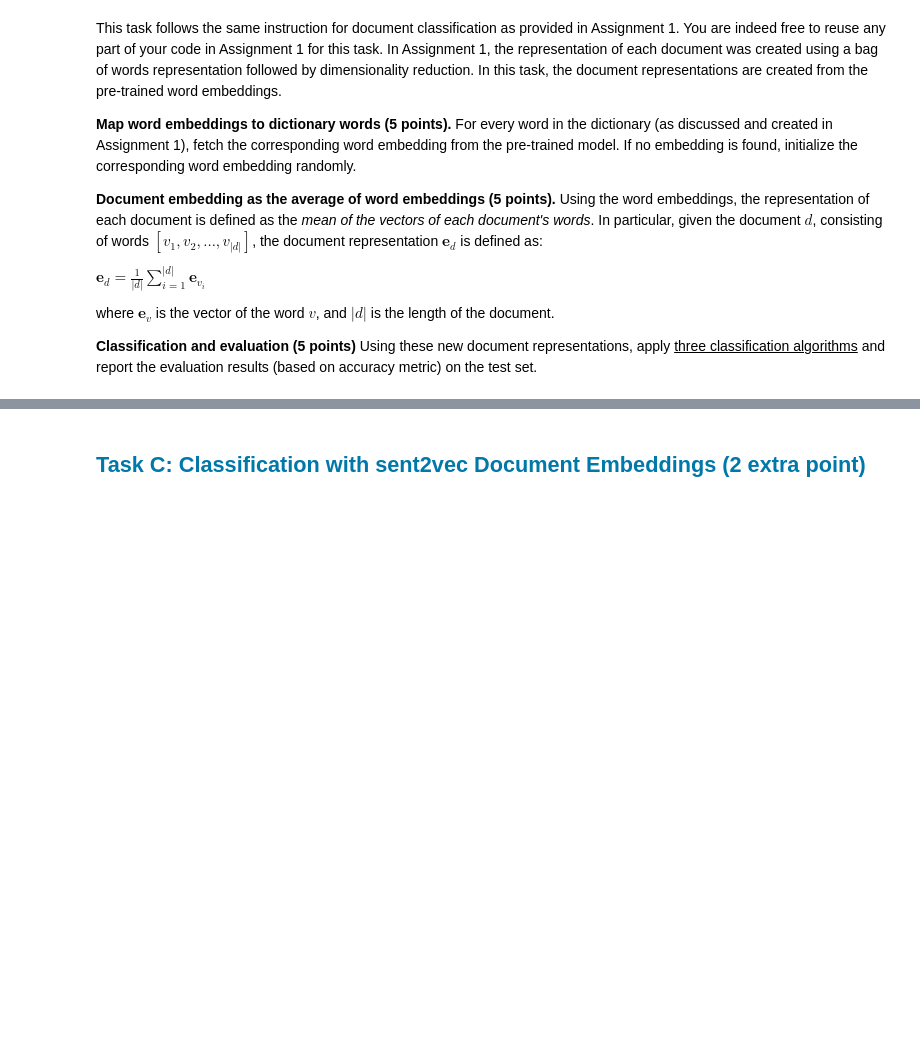
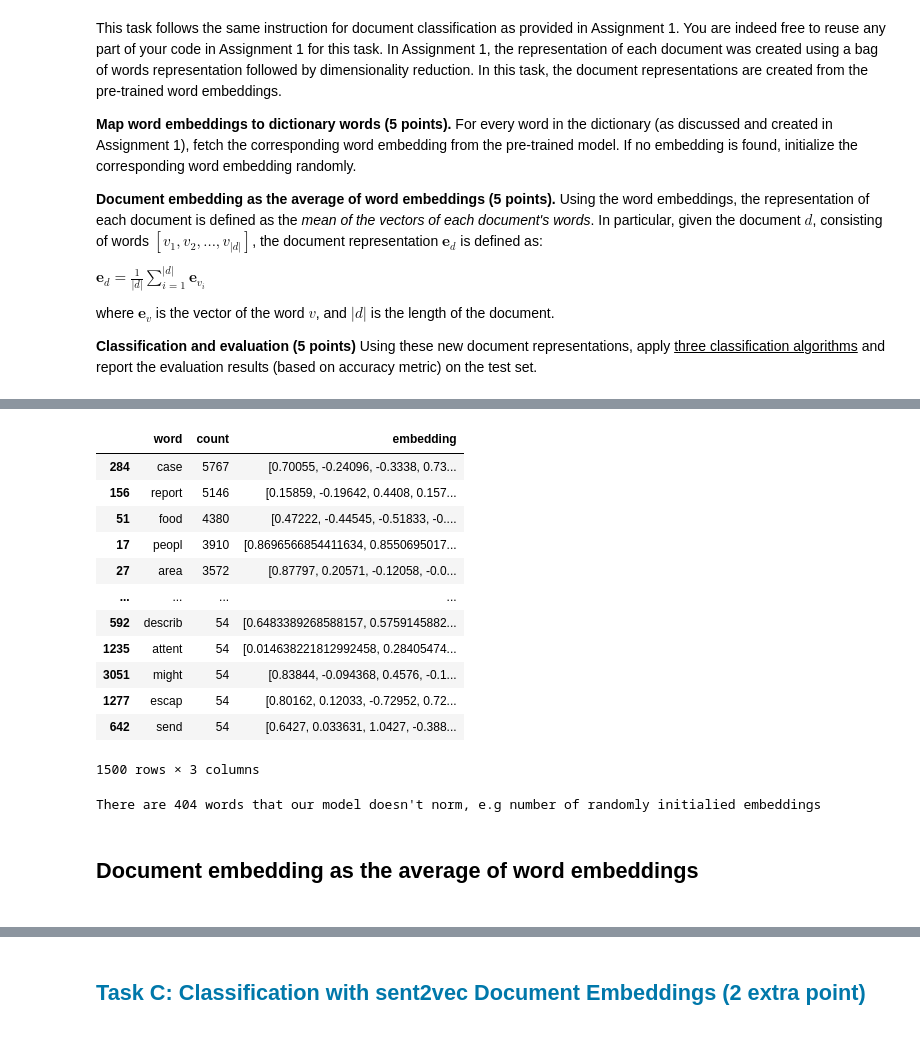
Before and after one commit to ozoin/NLP_Project, a Jupyter notebook: Assignment2.ipynb, the cells around one changed output, grey strips where cells are left out. Drawn from its saved outputs; the diff is of its cells as text; code cells hidden in the pictures; blank space fills up the shorter version.

```diff
--- a/Assignment2.ipynb
+++ b/Assignment2.ipynb
@@ -268,0 +361,44 @@ where $\mathbf{e}_{v}$ is the vector of the word $v$, and $|d|$ is the length of
+# %%
+# now fetching the embeddings for all the words in a dictionary
+
+def create_dict_embeddings(dictionary):
+    embeddings = []
+    key_errors = 0
+    for word in dictionary['word']:
+        try:
+            embeddings.append(model[word])
+        except KeyError:
+            key_errors += 1
+            embeddings.append(np.random.rand(50, ))
+
+    return embeddings, key_errors
+
+dict_cut_copy = dict_cut.copy()
+
+
+embeddings, key_errors = create_dict_embeddings(dict_cut_copy)
+
+
+dict_cut_copy['embedding'] = embeddings
+
+dict_cut_copy
+# %% [output]
+|  | word | count | embedding |
+| 284 | case | 5767 | [0.70055, -0.24096, -0.3338, 0.73... |
+| 156 | report | 5146 | [0.15859, -0.19642, 0.4408, 0.157... |
+| 51 | food | 4380 | [0.47222, -0.44545, -0.51833, -0.... |
+| 17 | peopl | 3910 | [0.8696566854411634, 0.8550695017... |
+| 27 | area | 3572 | [0.87797, 0.20571, -0.12058, -0.0... |
+| ... | ... | ... | ... |
+| 592 | describ | 54 | [0.6483389268588157, 0.5759145882... |
+| 1235 | attent | 54 | [0.014638221812992458, 0.28405474... |
+| 3051 | might | 54 | [0.83844, -0.094368, 0.4576, -0.1... |
+| 1277 | escap | 54 | [0.80162, 0.12033, -0.72952, 0.72... |
+| 642 | send | 54 | [0.6427, 0.033631, 1.0427, -0.388... |
+1500 rows × 3 columns
+# %%
+print(f"There are {key_errors} words that our model doesn't norm, e.g number of randomly initialied embeddings")
+# %% [output]
+There are 404 words that our model doesn't norm, e.g number of randomly initialied embeddings
+# %% [markdown]
+<h2>Document embedding as the average of word embeddings<h2>
```
Also changed, not shown: parts of 20 cells of this notebook.
